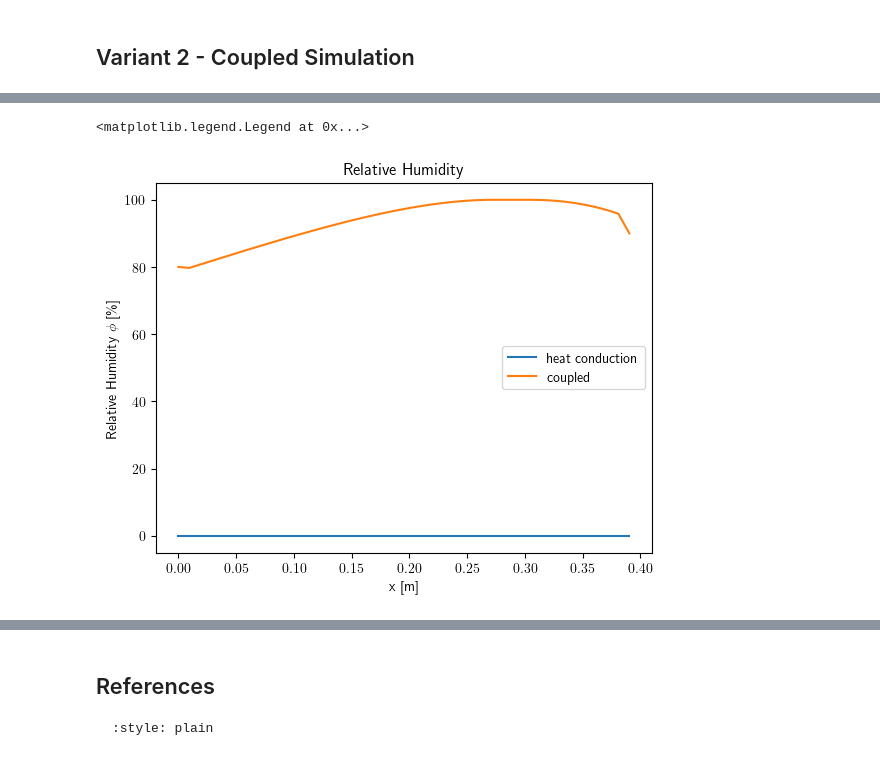
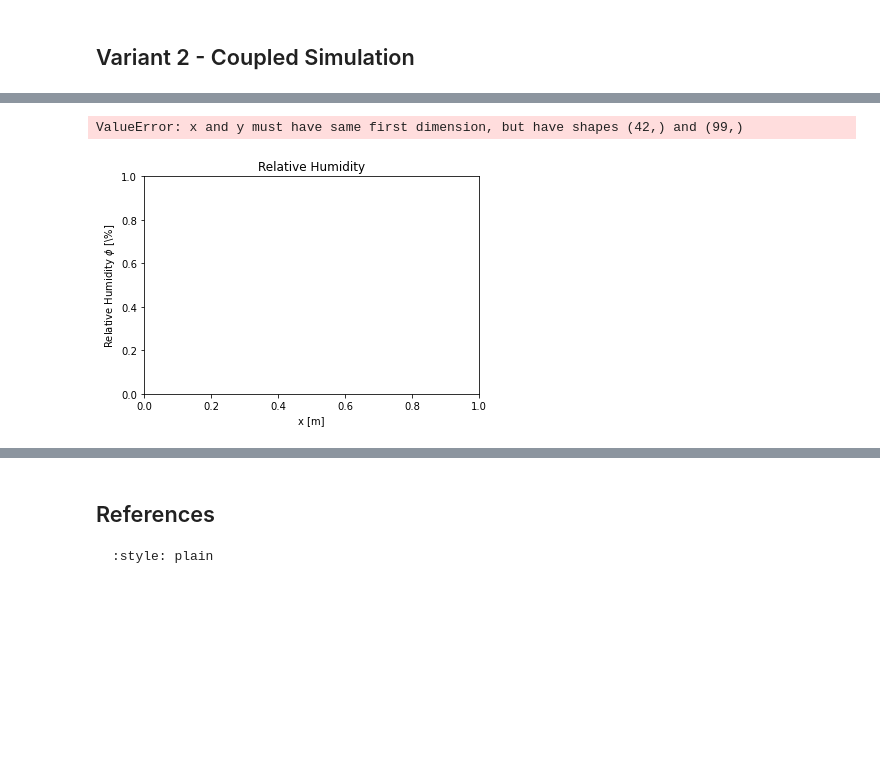
Before and after one commit to SchnFlo/-AdvNumMetExc, a Jupyter notebook: Aufgabe3.ipynb, the cells around one changed output, grey strips where cells are left out. Drawn from its saved outputs; the diff is of its cells as text; code cells hidden in the pictures; blank space fills up the shorter version.

```diff
--- a/Aufgabe3.ipynb
+++ b/Aufgabe3.ipynb
@@ -402,16 +403,18 @@ plt.legend()
 # %%
 plt.ylabel("Relative Humidity $\phi$ [\%]")
 plt.xlabel("x [m]")
 
 plt.title("Relative Humidity")
 
+width_sum = layers[0].width_sum
+
 
 plt.plot(np.arange(0,width_sum,width_sum/layer.n), a, label="heat conduction")
 plt.plot(np.arange(0,width_sum,width_sum/layer.n), fc_phi_w(np.array(res_w_coup)), label="coupled")
 plt.legend()
 # %% [output]
-<matplotlib.legend.Legend at 0x...>
+ValueError: x and y must have same first dimension, but have shapes (42,) and (99,)
-[figure, old version]
+[figure, new version]
 # %%
 plt.ylabel("Vapor Pressure $p_{vap}$ [Pa]")
 plt.xlabel("x [m]")
```
Also changed, not shown: parts of 7 cells of this notebook, 22 other files.
